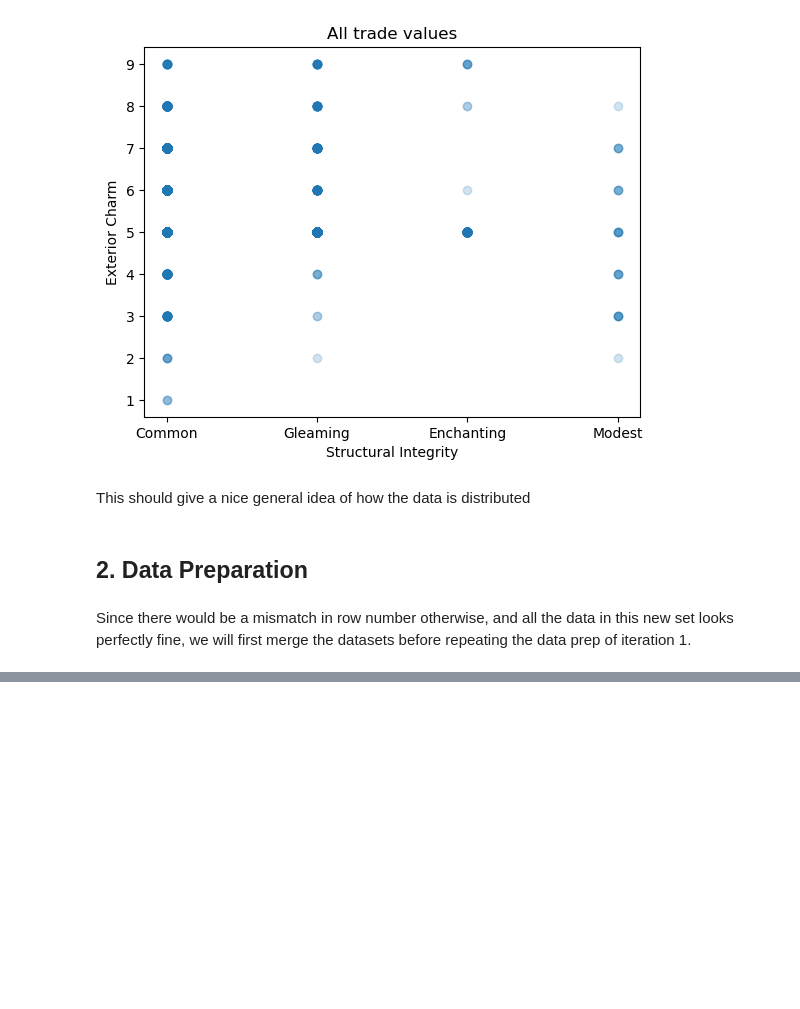
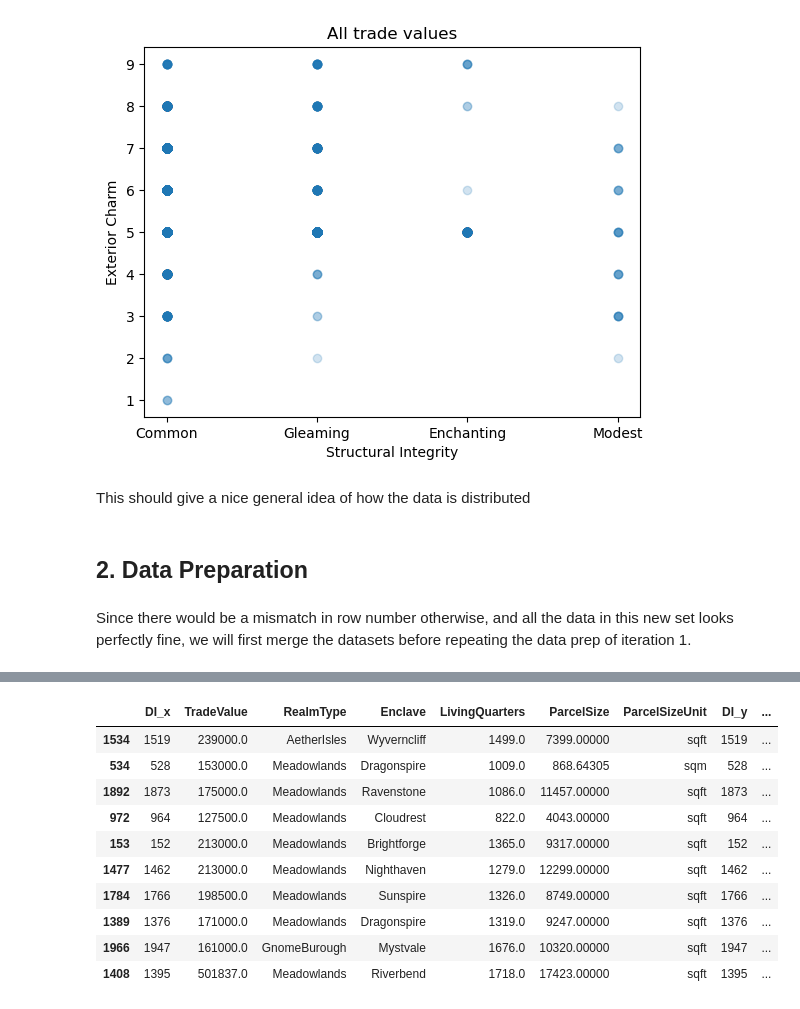
Before and after one commit to RaineScarlett/dsreport, a Jupyter notebook: iteration2.ipynb, the cells around one changed output, grey strips where cells are left out. Drawn from its saved outputs; the diff is of its cells as text; code cells hidden in the pictures; blank space fills up the shorter version.

```diff
--- a/iteration2.ipynb
+++ b/iteration2.ipynb
@@ -7,7 +7,7 @@ import matplotlib.pyplot as plt
 # %% [markdown]
 ## 1. Data Understanding
 # %%
-df = pd.read_csv('set15_it1.csv')
+df1 = pd.read_csv('set15_it1.csv')
 # %%
 df2 = pd.read_csv('set15_it2.csv')
 # %%
@@ -137,3 +137,5 @@ This should give a nice general idea of how the data is distributed
 ## 2. Data Preparation
 # %% [markdown]
 Since there would be a mismatch in row number otherwise, and all the data in this new set looks perfectly fine, we will first merge the datasets before repeating the data prep of iteration 1.
+# %%
+df = df1.merge(df2, left_index=True, right_index=True, how="inner")
@@ -139,0 +158,14 @@ Since there would be a mismatch in row number otherwise, and all the data in thi
+# %%
+df.sample(10)
+# %% [output]
+|  | DI_x | TradeValue | RealmType | Enclave | LivingQuarters | ParcelSize | ParcelSizeUnit | DI_y | ... |
+| 1534 | 1519 | 239000.0 | AetherIsles | Wyverncliff | 1499.0 | 7399.00000 | sqft | 1519 | ... |
+| 534 | 528 | 153000.0 | Meadowlands | Dragonspire | 1009.0 | 868.64305 | sqm | 528 | ... |
+| 1892 | 1873 | 175000.0 | Meadowlands | Ravenstone | 1086.0 | 11457.00000 | sqft | 1873 | ... |
+| 972 | 964 | 127500.0 | Meadowlands | Cloudrest | 822.0 | 4043.00000 | sqft | 964 | ... |
+| 153 | 152 | 213000.0 | Meadowlands | Brightforge | 1365.0 | 9317.00000 | sqft | 152 | ... |
+| 1477 | 1462 | 213000.0 | Meadowlands | Nighthaven | 1279.0 | 12299.00000 | sqft | 1462 | ... |
+| 1784 | 1766 | 198500.0 | Meadowlands | Sunspire | 1326.0 | 8749.00000 | sqft | 1766 | ... |
+| 1389 | 1376 | 171000.0 | Meadowlands | Dragonspire | 1319.0 | 9247.00000 | sqft | 1376 | ... |
+| 1966 | 1947 | 161000.0 | GnomeBurough | Mystvale | 1676.0 | 10320.00000 | sqft | 1947 | ... |
+| 1408 | 1395 | 501837.0 | Meadowlands | Riverbend | 1718.0 | 17423.00000 | sqft | 1395 | ... |
```
Also changed, not shown: parts of 3 cells of this notebook, 1 other file.
